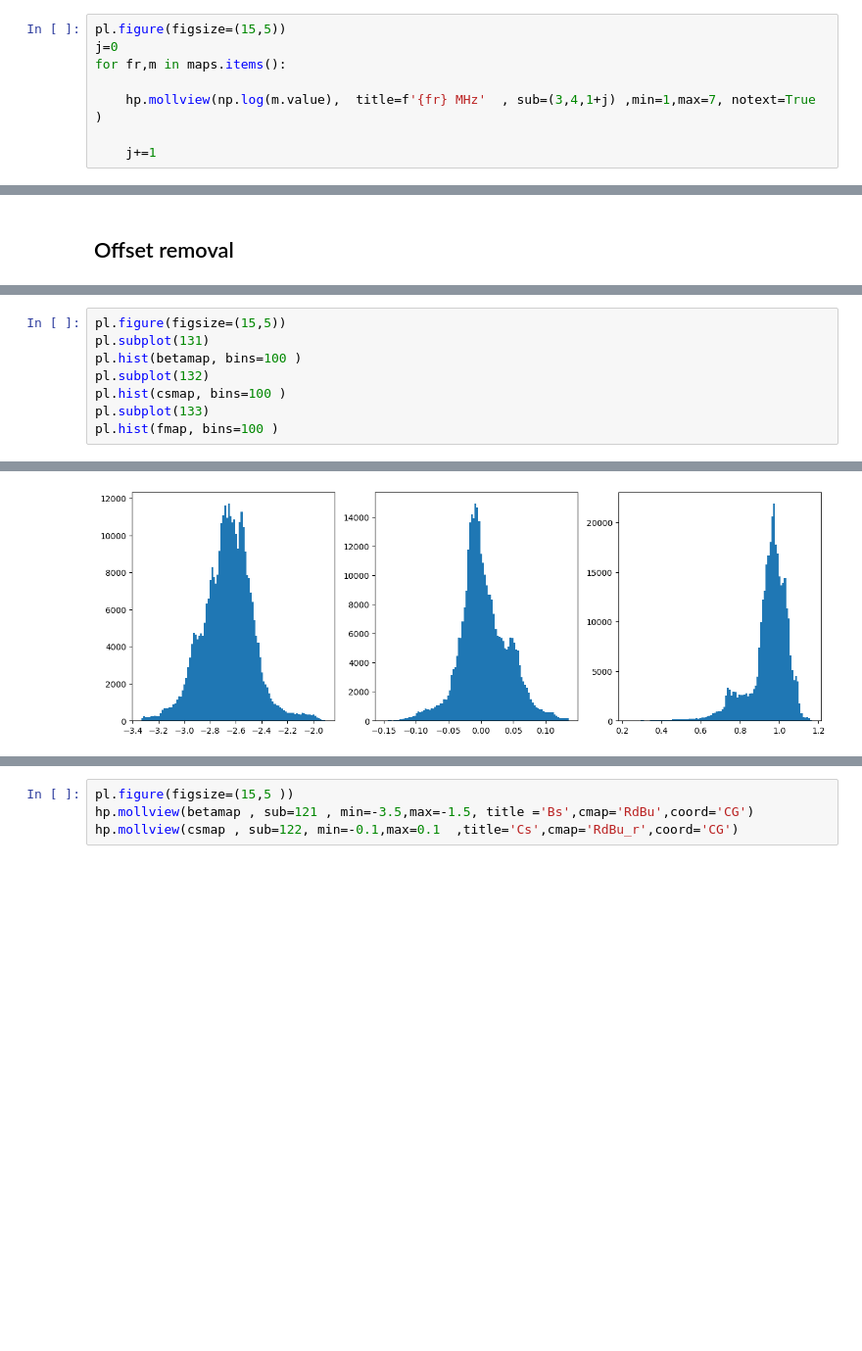
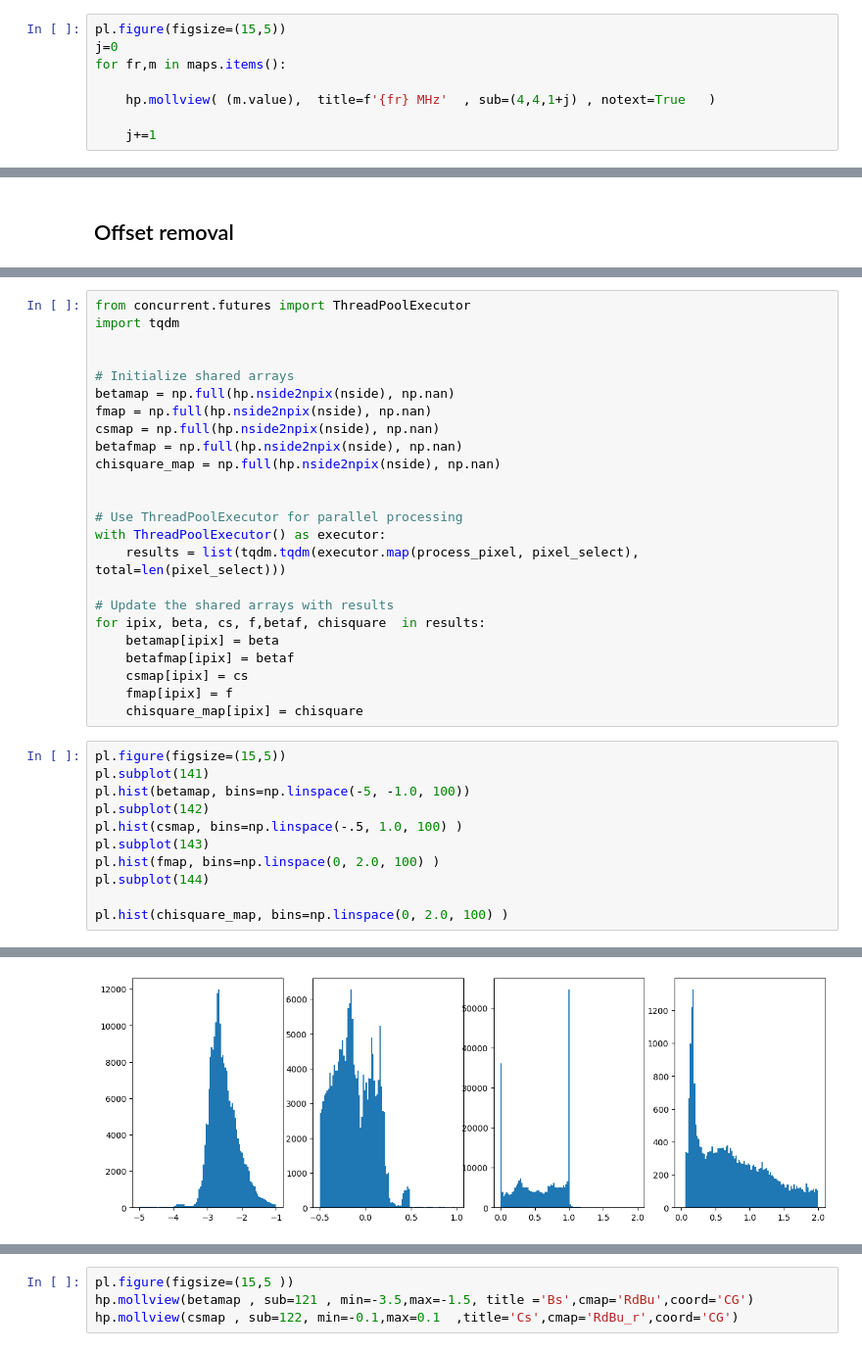
Before and after one commit to giuspugl/fitting_synchrotron, a Jupyter notebook: coarse_parameters.ipynb, the cells around one changed output, grey strips where cells are left out. Shown at 98% size. Saved outputs shown, nothing was run; the diff lists cells and outputs as text; blank space fills up the shorter version.

```diff
--- a/coarse_parameters.ipynb
+++ b/coarse_parameters.ipynb
@@ -336,7 +397,7 @@ pl.figure(figsize=(15,5))
 j=0
 for fr,m in maps.items():
 
-    hp.mollview(np.log(m.value),  title=f'{fr} MHz'  , sub=(3,4,1+j) ,min=1,max=7, notext=True   )
+    hp.mollview( (m.value),  title=f'{fr} MHz'  , sub=(4,4,1+j) , notext=True   )
 
     j+=1
 # %% [output]
@@ -461,9 +502,36 @@ for ipix, beta, cs, f in results:
+# %%
+from concurrent.futures import ThreadPoolExecutor
+import tqdm
+
+
+# Initialize shared arrays
+betamap = np.full(hp.nside2npix(nside), np.nan)
+fmap = np.full(hp.nside2npix(nside), np.nan)
+csmap = np.full(hp.nside2npix(nside), np.nan)
+betafmap = np.full(hp.nside2npix(nside), np.nan)
+chisquare_map = np.full(hp.nside2npix(nside), np.nan)
+
+
+# Use ThreadPoolExecutor for parallel processing
+with ThreadPoolExecutor() as executor:
+    results = list(tqdm.tqdm(executor.map(process_pixel, pixel_select), total=len(pixel_select)))
+
+# Update the shared arrays with results
+for ipix, beta, cs, f,betaf, chisquare  in results:
+    betamap[ipix] = beta
+    betafmap[ipix] = betaf
+    csmap[ipix] = cs
+    fmap[ipix] = f
+    chisquare_map[ipix] = chisquare
 # %%
 pl.figure(figsize=(15,5))
-pl.subplot(131)
-pl.hist(betamap, bins=100 )
-pl.subplot(132)
-pl.hist(csmap, bins=100 )
-pl.subplot(133)
-pl.hist(fmap, bins=100 )
+pl.subplot(141)
+pl.hist(betamap, bins=np.linspace(-5, -1.0, 100))
+pl.subplot(142)
+pl.hist(csmap, bins=np.linspace(-.5, 1.0, 100) )
+pl.subplot(143)
+pl.hist(fmap, bins=np.linspace(0, 2.0, 100) )
+pl.subplot(144)
+
+pl.hist(chisquare_map, bins=np.linspace(0, 2.0, 100) )
 # %% [output]
@@ -487 +555 @@ pl.hist(fmap, bins=100 )
-[figure, old version]
+[figure, new version]
```
Also changed, not shown: parts of 14 cells of this notebook.
